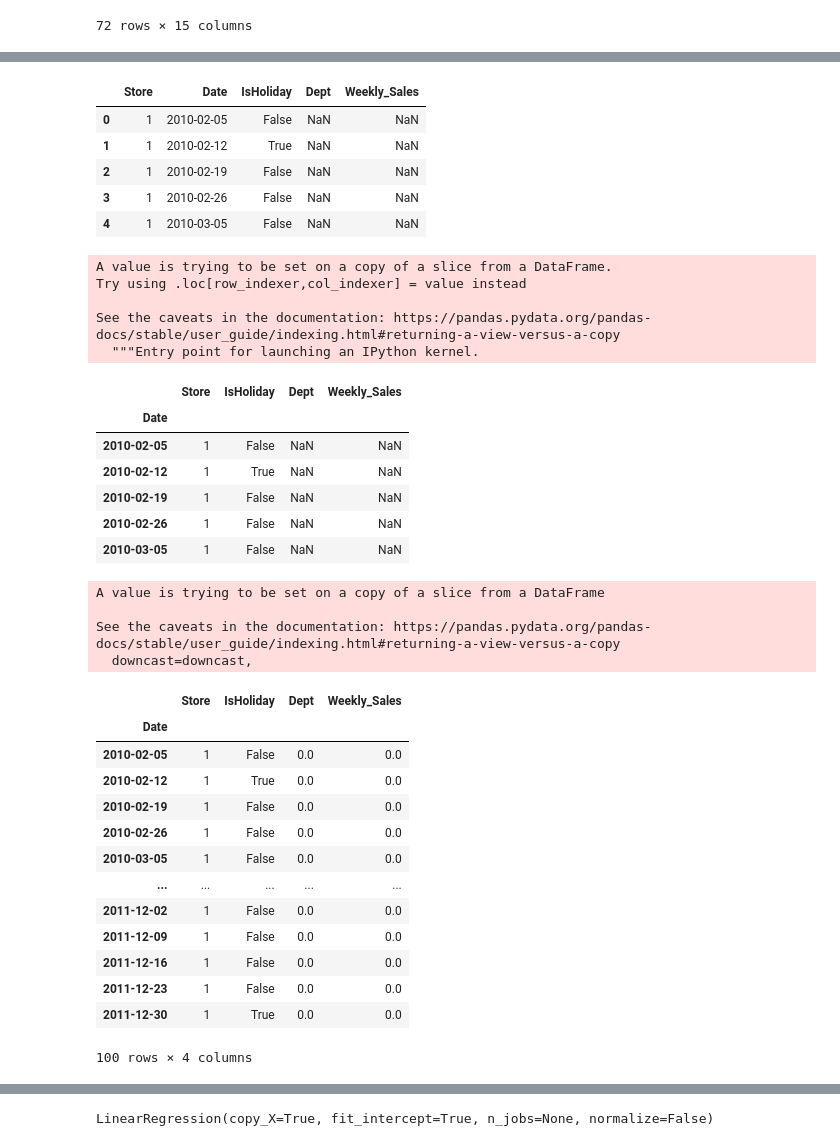
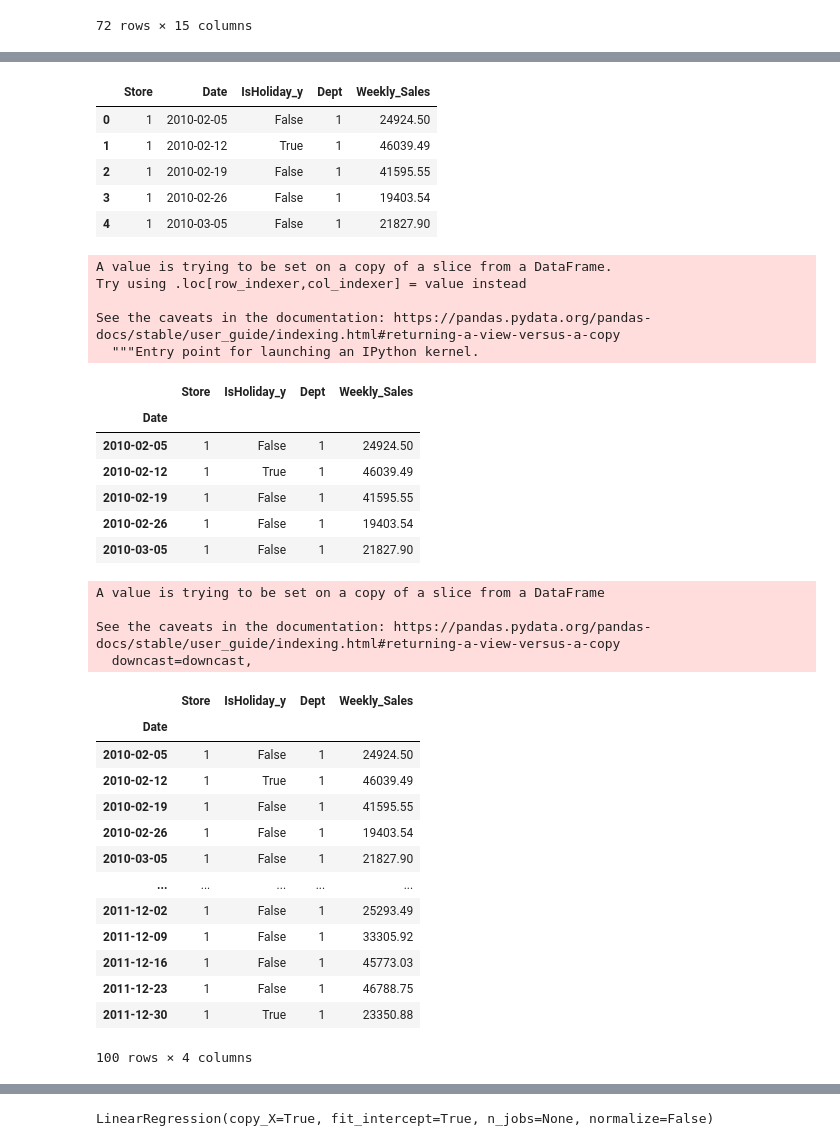
Before and after one commit to robsonbfreitas/TrabalhoFinal, a Jupyter notebook: TrabalhoFinal.ipynb, the cells around one changed output, grey strips where cells are left out. Cells and saved outputs as stored; diff of their text form; code cells hidden in the pictures.

```diff
--- a/TrabalhoFinal.ipynb
+++ b/TrabalhoFinal.ipynb
@@ -97,13 +112,13 @@ df2.head()
 # %%
-df3 = df2[['Store','Date','IsHoliday', 'Dept', 'Weekly_Sales']]
+df3 = df2[['Store','Date','IsHoliday_y', 'Dept', 'Weekly_Sales']]
 df3.head()
 # %% [output]
-|  | Store | Date | IsHoliday | Dept | Weekly_Sales |
-| 0 | 1 | 2010-02-05 | False | NaN | NaN |
-| 1 | 1 | 2010-02-12 | True | NaN | NaN |
-| 2 | 1 | 2010-02-19 | False | NaN | NaN |
-| 3 | 1 | 2010-02-26 | False | NaN | NaN |
-| 4 | 1 | 2010-03-05 | False | NaN | NaN |
+|  | Store | Date | IsHoliday_y | Dept | Weekly_Sales |
+| 0 | 1 | 2010-02-05 | False | 1 | 24924.50 |
+| 1 | 1 | 2010-02-12 | True | 1 | 46039.49 |
+| 2 | 1 | 2010-02-19 | False | 1 | 41595.55 |
+| 3 | 1 | 2010-02-26 | False | 1 | 19403.54 |
+| 4 | 1 | 2010-03-05 | False | 1 | 21827.90 |
 # %%
 df3['Date'] = pd.to_datetime(df3['Date'])
 # %% [output]
@@ -117,13 +132,13 @@ df3.set_index(['Date'], inplace=True)
 # %%
 df3.head()
 # %% [output]
-|  | Store | IsHoliday | Dept | Weekly_Sales |
+|  | Store | IsHoliday_y | Dept | Weekly_Sales |
 | Date |  |  |  |  |
-| 2010-02-05 | 1 | False | NaN | NaN |
-| 2010-02-12 | 1 | True | NaN | NaN |
-| 2010-02-19 | 1 | False | NaN | NaN |
-| 2010-02-26 | 1 | False | NaN | NaN |
-| 2010-03-05 | 1 | False | NaN | NaN |
+| 2010-02-05 | 1 | False | 1 | 24924.50 |
+| 2010-02-12 | 1 | True | 1 | 46039.49 |
+| 2010-02-19 | 1 | False | 1 | 41595.55 |
+| 2010-02-26 | 1 | False | 1 | 19403.54 |
+| 2010-03-05 | 1 | False | 1 | 21827.90 |
 # %%
 df3.fillna(0, inplace=True)
 # %% [output]
@@ -134,19 +149,19 @@ See the caveats in the documentation: https://pandas.pydata.org/pandas-docs/stab
 # %%
 df3.head(100)
 # %% [output]
-|  | Store | IsHoliday | Dept | Weekly_Sales |
+|  | Store | IsHoliday_y | Dept | Weekly_Sales |
 | Date |  |  |  |  |
-| 2010-02-05 | 1 | False | 0.0 | 0.0 |
-| 2010-02-12 | 1 | True | 0.0 | 0.0 |
-| 2010-02-19 | 1 | False | 0.0 | 0.0 |
-| 2010-02-26 | 1 | False | 0.0 | 0.0 |
-| 2010-03-05 | 1 | False | 0.0 | 0.0 |
+| 2010-02-05 | 1 | False | 1 | 24924.50 |
+| 2010-02-12 | 1 | True | 1 | 46039.49 |
+| 2010-02-19 | 1 | False | 1 | 41595.55 |
+| 2010-02-26 | 1 | False | 1 | 19403.54 |
+| 2010-03-05 | 1 | False | 1 | 21827.90 |
 | ... | ... | ... | ... | ... |
-| 2011-12-02 | 1 | False | 0.0 | 0.0 |
-| 2011-12-09 | 1 | False | 0.0 | 0.0 |
-| 2011-12-16 | 1 | False | 0.0 | 0.0 |
-| 2011-12-23 | 1 | False | 0.0 | 0.0 |
-| 2011-12-30 | 1 | True | 0.0 | 0.0 |
+| 2011-12-02 | 1 | False | 1 | 25293.49 |
+| 2011-12-09 | 1 | False | 1 | 33305.92 |
+| 2011-12-16 | 1 | False | 1 | 45773.03 |
+| 2011-12-23 | 1 | False | 1 | 46788.75 |
+| 2011-12-30 | 1 | True | 1 | 23350.88 |
 100 rows × 4 columns
 # %%
 y = df3[['Weekly_Sales']]
```
Also changed, not shown: parts of 15 cells of this notebook.
